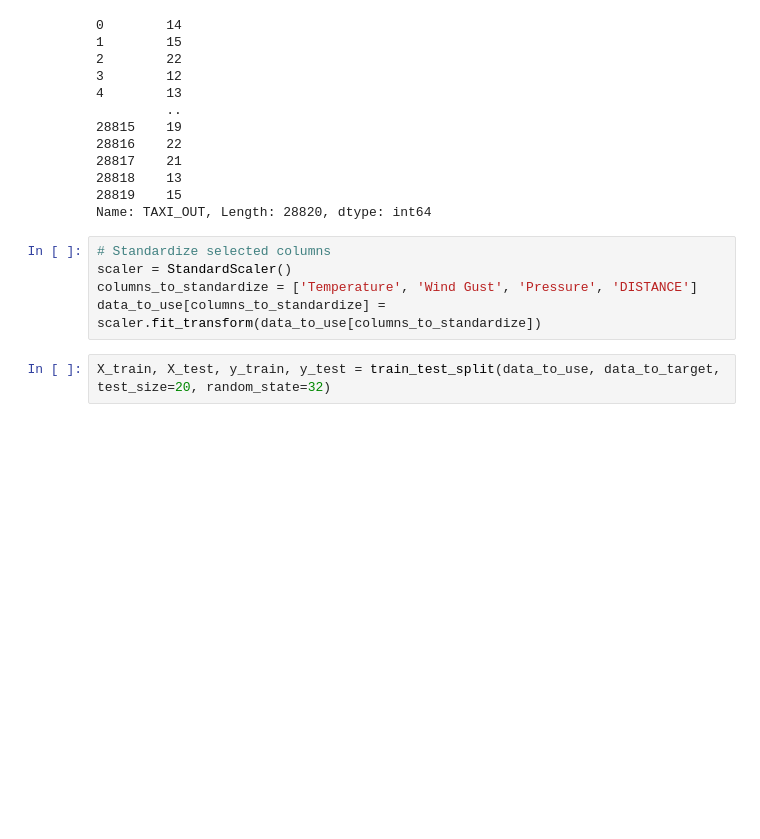
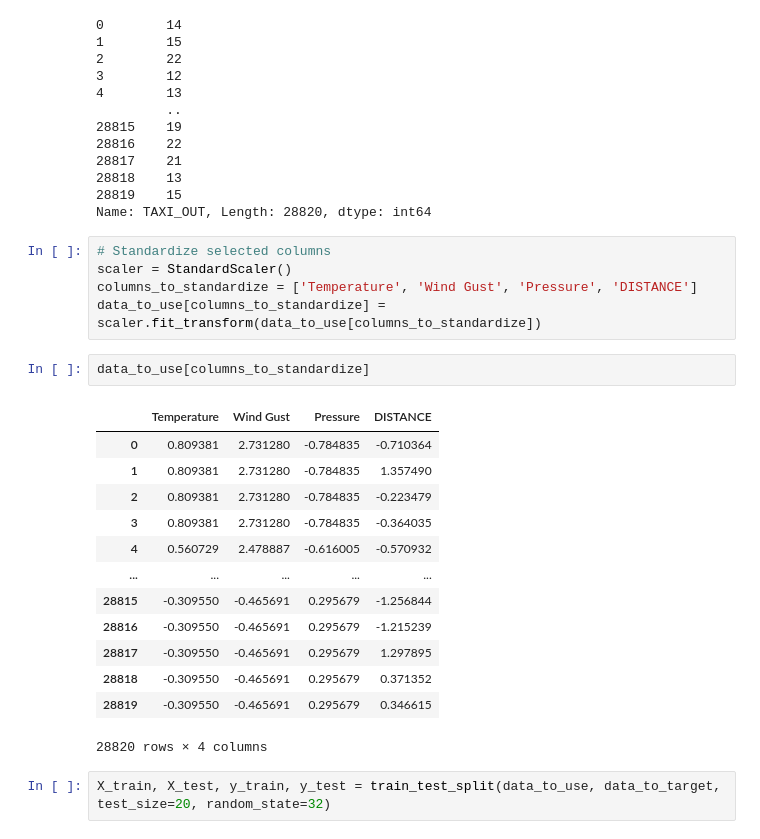
Before and after one commit to environmentallyconsciouscoder/flight_take_off_data, a Jupyter notebook: linear_regression.ipynb, the cells around one changed output. Saved outputs shown, nothing was run; the diff lists cells and outputs as text; blank space fills up the shorter version.

```diff
--- a/linear_regression.ipynb
+++ b/linear_regression.ipynb
@@ -83,6 +83,22 @@ Name: TAXI_OUT, Length: 28820, dtype: int64
 scaler = StandardScaler()
 columns_to_standardize = ['Temperature', 'Wind Gust', 'Pressure', 'DISTANCE']
 data_to_use[columns_to_standardize] = scaler.fit_transform(data_to_use[columns_to_standardize])
+# %%
+data_to_use[columns_to_standardize]
+# %% [output]
+|  | Temperature | Wind Gust | Pressure | DISTANCE |
+| 0 | 0.809381 | 2.731280 | -0.784835 | -0.710364 |
+| 1 | 0.809381 | 2.731280 | -0.784835 | 1.357490 |
+| 2 | 0.809381 | 2.731280 | -0.784835 | -0.223479 |
+| 3 | 0.809381 | 2.731280 | -0.784835 | -0.364035 |
+| 4 | 0.560729 | 2.478887 | -0.616005 | -0.570932 |
+| ... | ... | ... | ... | ... |
+| 28815 | -0.309550 | -0.465691 | 0.295679 | -1.256844 |
+| 28816 | -0.309550 | -0.465691 | 0.295679 | -1.215239 |
+| 28817 | -0.309550 | -0.465691 | 0.295679 | 1.297895 |
+| 28818 | -0.309550 | -0.465691 | 0.295679 | 0.371352 |
+| 28819 | -0.309550 | -0.465691 | 0.295679 | 0.346615 |
+28820 rows × 4 columns
 # %%
 X_train, X_test, y_train, y_test = train_test_split(data_to_use, data_to_target, test_size=20, random_state=32)
 # %%
```
